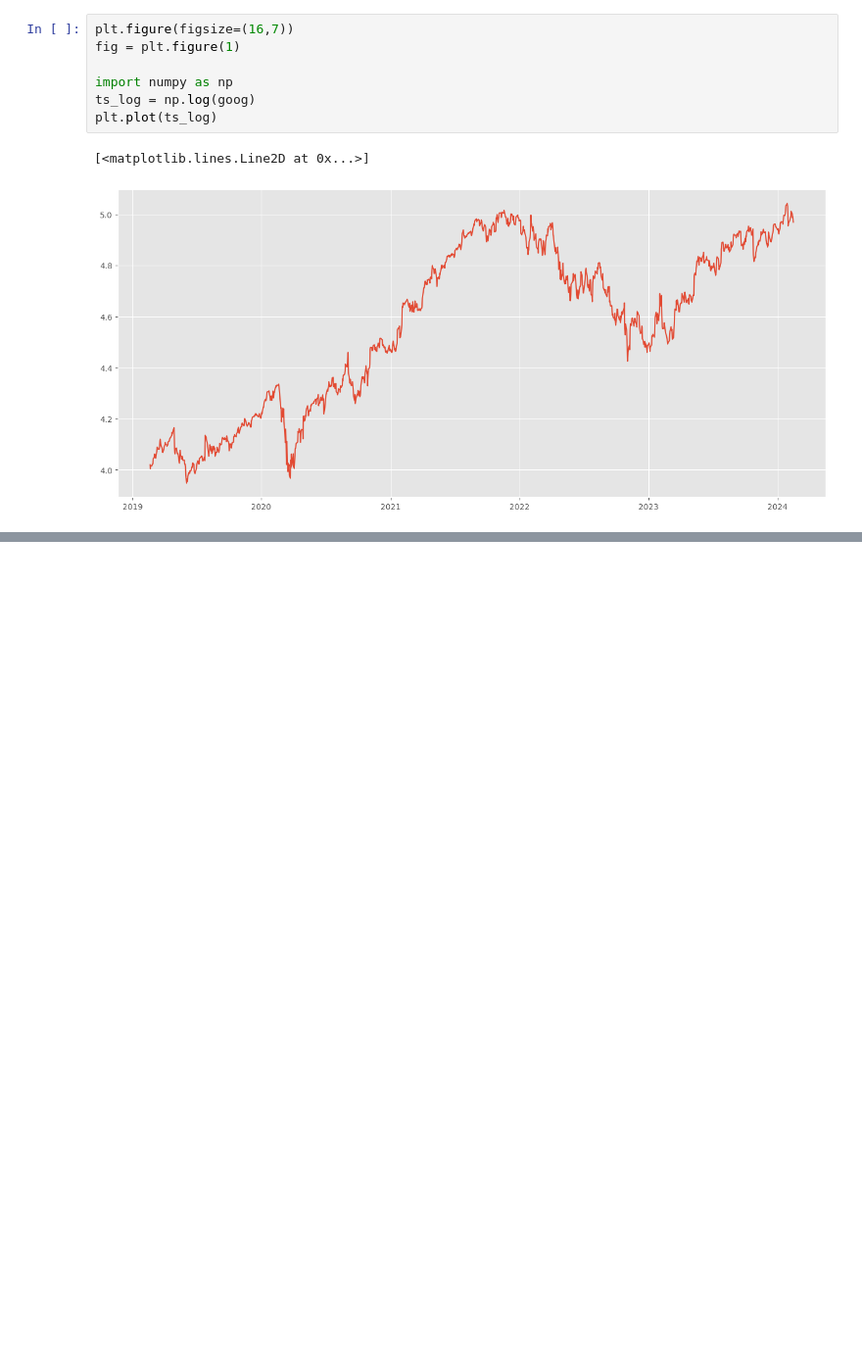
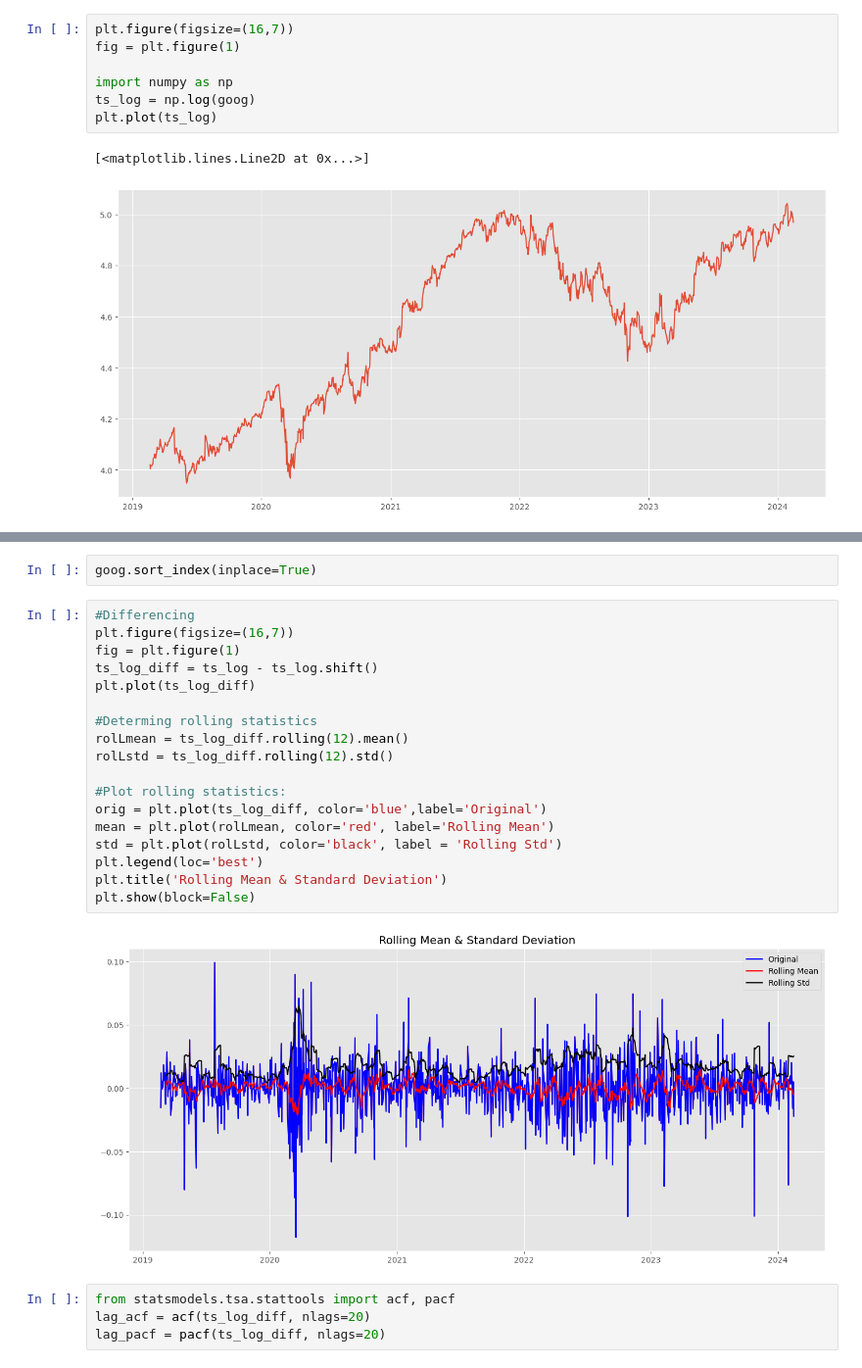
Before and after one commit to vidit1906/arima_prediction, a Jupyter notebook: eda_goog.ipynb, the cells around one changed output, grey strips where cells are left out. Shown at 98% size. Saved outputs shown, nothing was run; the diff lists cells and outputs as text; blank space fills up the shorter version.

```diff
--- a/eda_goog.ipynb
+++ b/eda_goog.ipynb
@@ -121,0 +160,26 @@ plt.plot(ts_log)
+# %%
+goog.sort_index(inplace=True)
+# %%
+#Differencing
+plt.figure(figsize=(16,7))
+fig = plt.figure(1)
+ts_log_diff = ts_log - ts_log.shift()
+plt.plot(ts_log_diff)
+
+#Determing rolling statistics
+rolLmean = ts_log_diff.rolling(12).mean()
+rolLstd = ts_log_diff.rolling(12).std()
+
+#Plot rolling statistics:
+orig = plt.plot(ts_log_diff, color='blue',label='Original')
+mean = plt.plot(rolLmean, color='red', label='Rolling Mean')
+std = plt.plot(rolLstd, color='black', label = 'Rolling Std')
+plt.legend(loc='best')
+plt.title('Rolling Mean & Standard Deviation')
+plt.show(block=False)
+# %% [output]
+[figure, added]
+# %%
+from statsmodels.tsa.stattools import acf, pacf
+lag_acf = acf(ts_log_diff, nlags=20)
+lag_pacf = pacf(ts_log_diff, nlags=20)
```
Also changed, not shown: parts of 22 cells of this notebook.
